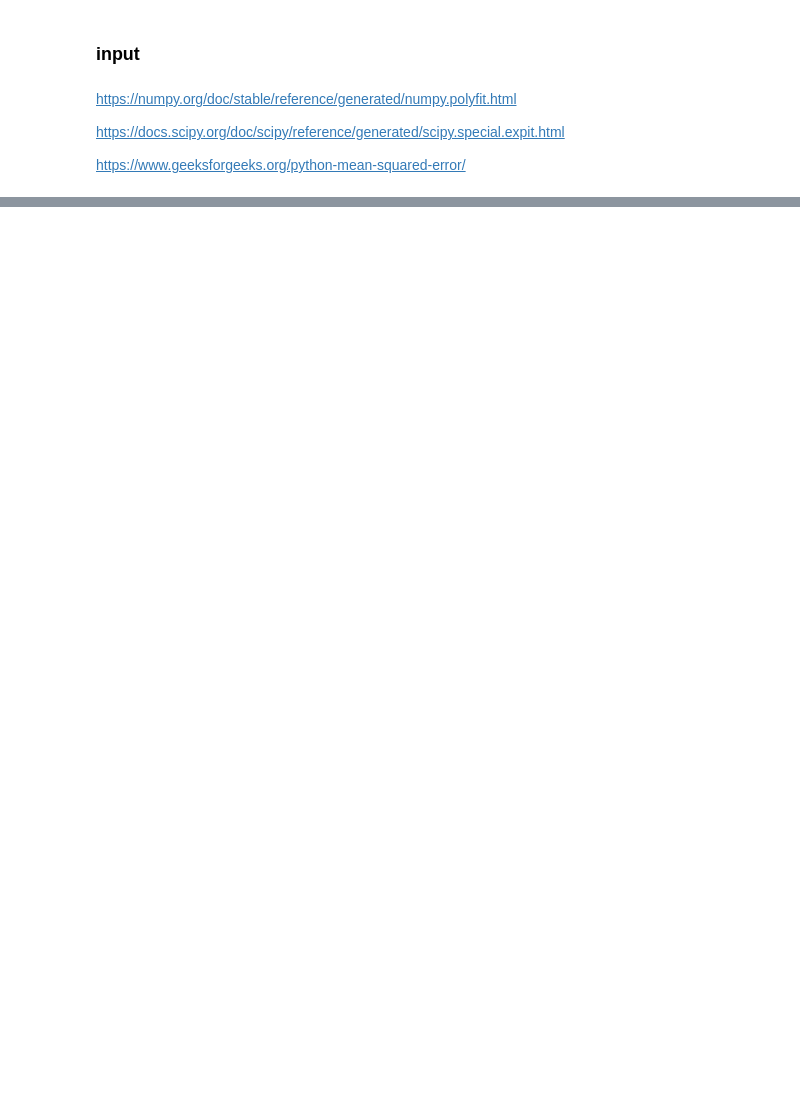
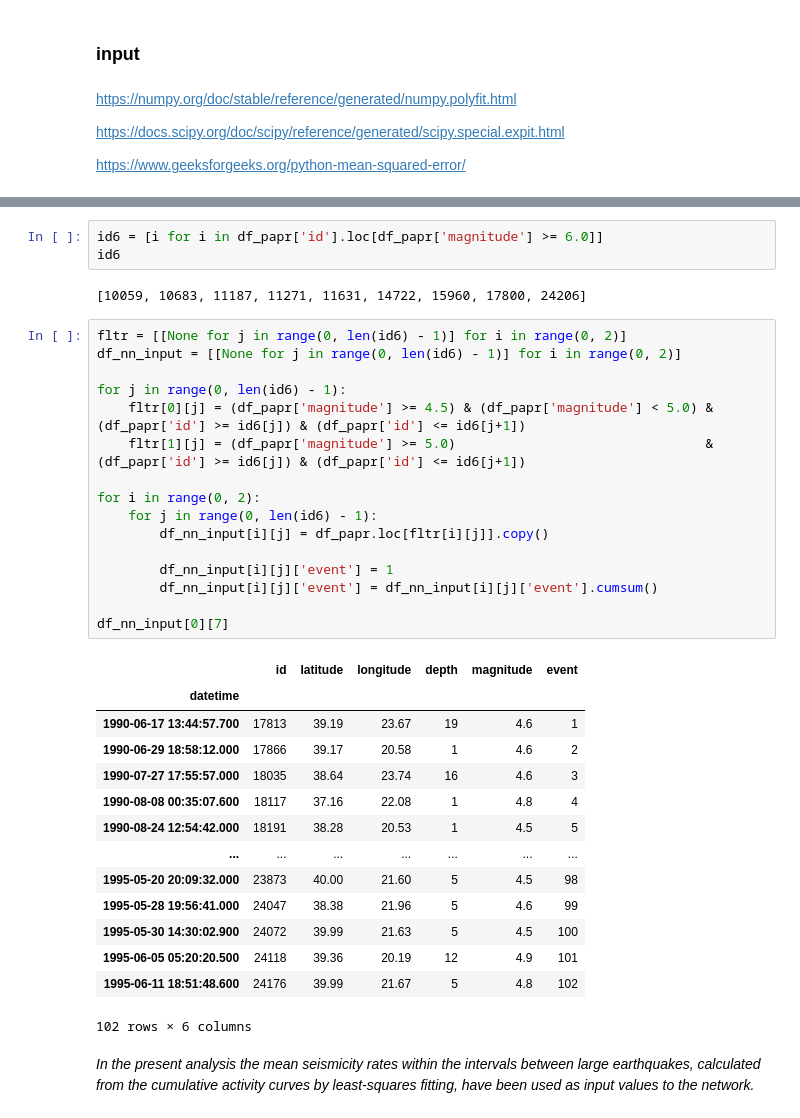
Before and after one commit to float3rs/dL, a Jupyter notebook: final/project1.ipynb, the cells around one changed output, grey strips where cells are left out. Drawn from its saved outputs; the diff is of its cells as text; blank space fills up the shorter version.

```diff
--- a/final/project1.ipynb
+++ b/final/project1.ipynb
@@ -1269,0 +1302,38 @@ https://www.geeksforgeeks.org/python-mean-squared-error/
+# %%
+id6 = [i for i in df_papr['id'].loc[df_papr['magnitude'] >= 6.0]]
+id6
+# %% [output]
+[10059, 10683, 11187, 11271, 11631, 14722, 15960, 17800, 24206]
+# %%
+fltr = [[None for j in range(0, len(id6) - 1)] for i in range(0, 2)]
+df_nn_input = [[None for j in range(0, len(id6) - 1)] for i in range(0, 2)]
+
+for j in range(0, len(id6) - 1):
+    fltr[0][j] = (df_papr['magnitude'] >= 4.5) & (df_papr['magnitude'] < 5.0) & (df_papr['id'] >= id6[j]) & (df_papr['id'] <= id6[j+1])
+    fltr[1][j] = (df_papr['magnitude'] >= 5.0)                                & (df_papr['id'] >= id6[j]) & (df_papr['id'] <= id6[j+1])
+
+for i in range(0, 2):
+    for j in range(0, len(id6) - 1):
+        df_nn_input[i][j] = df_papr.loc[fltr[i][j]].copy()
+
+        df_nn_input[i][j]['event'] = 1
+        df_nn_input[i][j]['event'] = df_nn_input[i][j]['event'].cumsum()
+
+df_nn_input[0][7]
+# %% [output]
+|  | id | latitude | longitude | depth | magnitude | event |
+| datetime |  |  |  |  |  |  |
+| 1990-06-17 13:44:57.700 | 17813 | 39.19 | 23.67 | 19 | 4.6 | 1 |
+| 1990-06-29 18:58:12.000 | 17866 | 39.17 | 20.58 | 1 | 4.6 | 2 |
+| 1990-07-27 17:55:57.000 | 18035 | 38.64 | 23.74 | 16 | 4.6 | 3 |
+| 1990-08-08 00:35:07.600 | 18117 | 37.16 | 22.08 | 1 | 4.8 | 4 |
+| 1990-08-24 12:54:42.000 | 18191 | 38.28 | 20.53 | 1 | 4.5 | 5 |
+| ... | ... | ... | ... | ... | ... | ... |
+| 1995-05-20 20:09:32.000 | 23873 | 40.00 | 21.60 | 5 | 4.5 | 98 |
+| 1995-05-28 19:56:41.000 | 24047 | 38.38 | 21.96 | 5 | 4.6 | 99 |
+| 1995-05-30 14:30:02.900 | 24072 | 39.99 | 21.63 | 5 | 4.5 | 100 |
+| 1995-06-05 05:20:20.500 | 24118 | 39.36 | 20.19 | 12 | 4.9 | 101 |
+| 1995-06-11 18:51:48.600 | 24176 | 39.99 | 21.67 | 5 | 4.8 | 102 |
+102 rows × 6 columns
+# %% [markdown]
+*In the present analysis the mean seismicity rates within the intervals between large earthquakes, calculated from the cumulative activity curves by least-squares fitting, have been used as input values to the network.*
```
Also changed, not shown: parts of 17 cells of this notebook.
